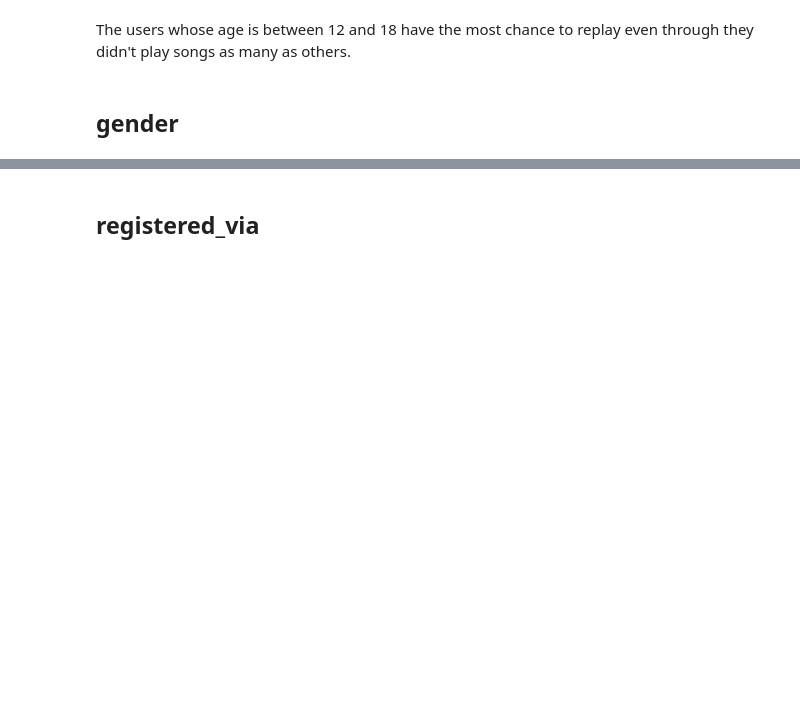
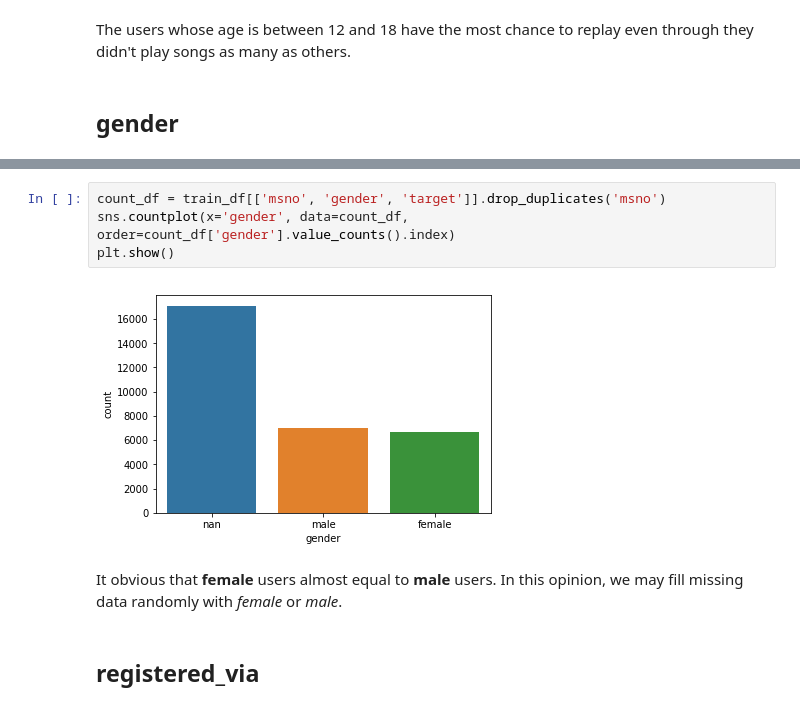
Before and after one commit to dsmilab/WSDM2018-KKBox-MRC, a Jupyter notebook: exploration_member.ipynb, the cells around one changed output, grey strips where cells are left out. Saved outputs shown, nothing was run; the diff lists cells and outputs as text; blank space fills up the shorter version.

```diff
--- a/exploration_member.ipynb
+++ b/exploration_member.ipynb
@@ -145,3 +150,11 @@ The users whose age is between 12 and 18 have the most chance to replay even thr
+# %%
+count_df = train_df[['msno', 'gender', 'target']].drop_duplicates('msno')
+sns.countplot(x='gender', data=count_df, order=count_df['gender'].value_counts().index)
+plt.show()
+# %% [output]
+[figure, added]
+# %% [markdown]
+It obvious that **female** users almost equal to **male** users. In this opinion, we may fill missing data randomly with *female* or *male*.
 # %% [markdown]
 ## registered_via
 # %% [markdown]
```
Also changed, not shown: parts of 1 cell of this notebook.
